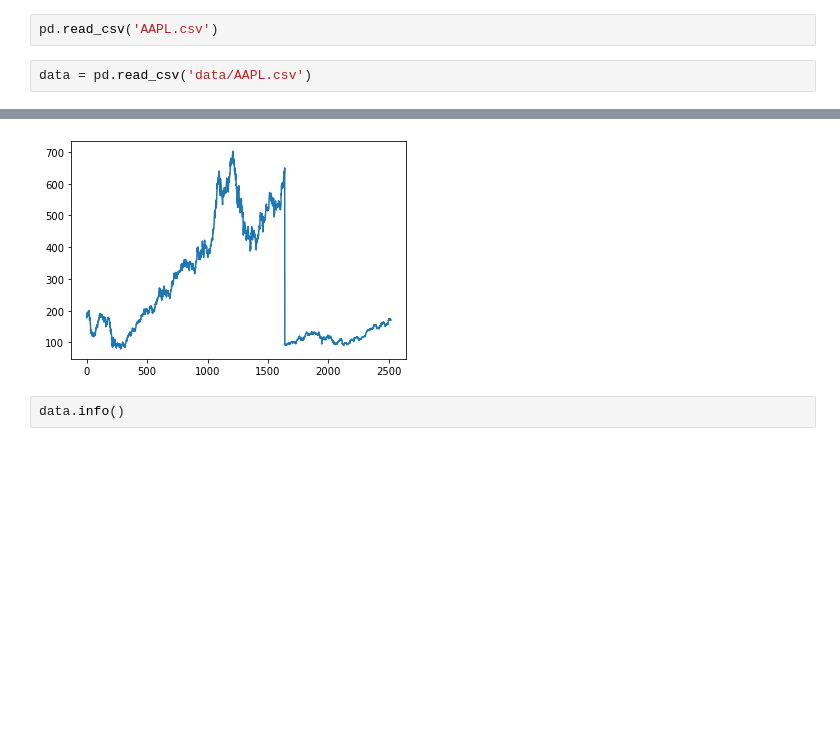
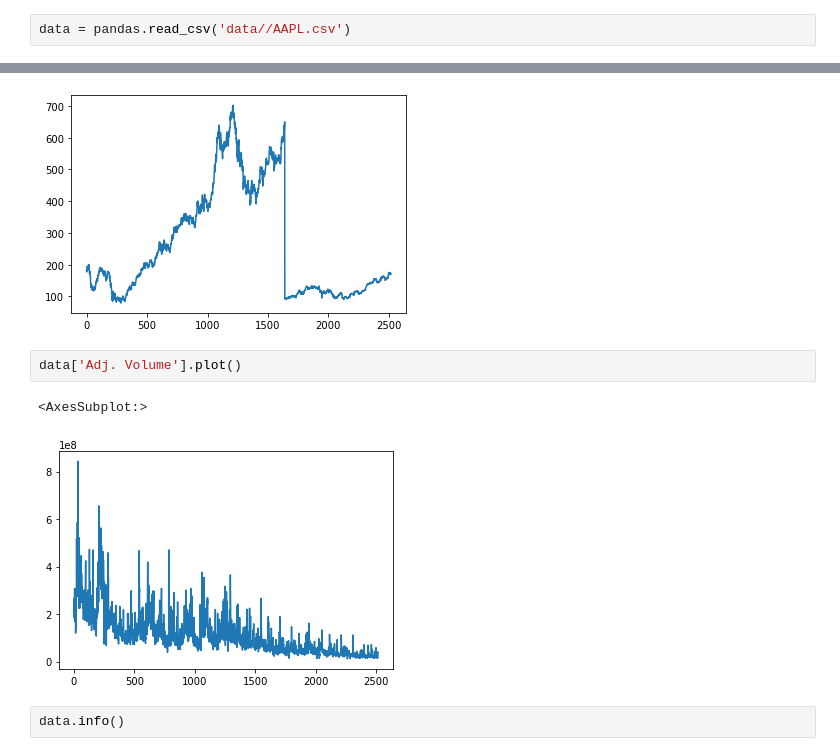
Before and after one commit to secmldev/quick-start-python, a Jupyter notebook: 104_pandas_read_csv_data.ipynb, the cells around one changed output, grey strips where cells are left out. Drawn from its saved outputs; the diff is of its cells as text; blank space fills up the shorter version.

```diff
--- a/104_pandas_read_csv_data.ipynb
+++ b/104_pandas_read_csv_data.ipynb
@@ -4,8 +4,6 @@ import pandas as pd
 import matplotlib.pyplot as plt
 # %%
-pd.read_csv('AAPL.csv')
+data = pandas.read_csv('data//AAPL.csv')
-# %%
-data = pd.read_csv('data/AAPL.csv')
 # %%
 data.describe()
 # %% [output]
@@ -28,6 +26,11 @@ data['Open'].plot()
 # %% [output]
 <AxesSubplot:>
 [figure]
+# %%
+data['Adj. Volume'].plot()
+# %% [output]
+<AxesSubplot:>
+[figure, added]
 # %%
 data.info()
 # %% [output]
```
Also changed, not shown: parts of 1 cell of this notebook, 2 other files.
